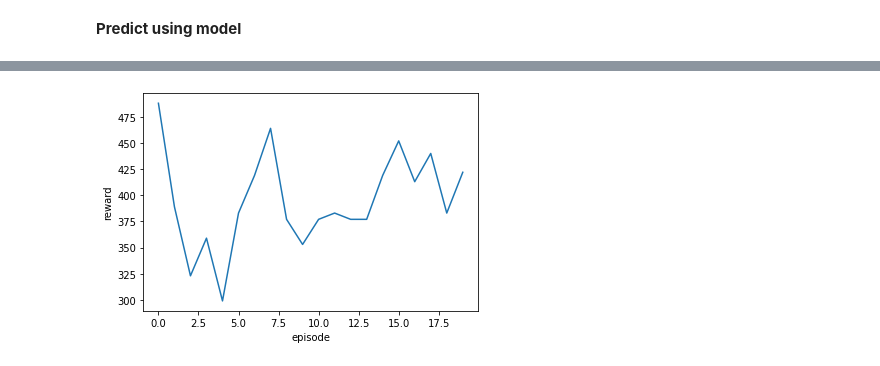
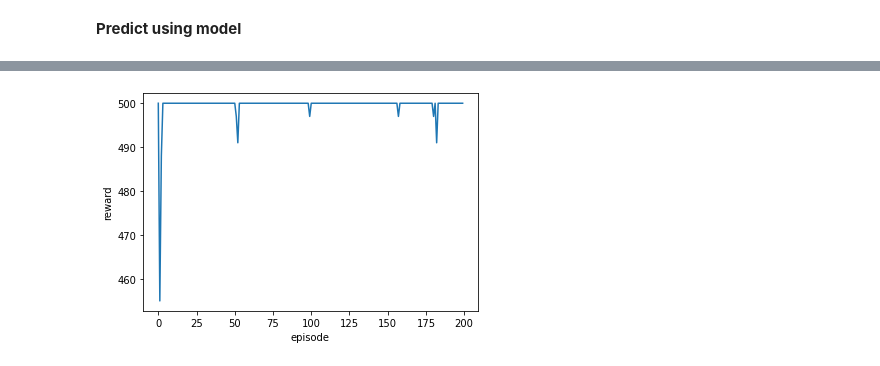
Before and after one commit to aashmauprety/RL_IoT_Malicious_Node_Detect, a Jupyter notebook: Interactive Python/RL_IoT_Malicious(Final).ipynb, the cells around one changed output, grey strips where cells are left out. Drawn from its saved outputs; the diff is of its cells as text; code cells hidden in the pictures.

Commit message:
Trained for more episodes

```diff
--- a/Interactive Python/RL_IoT_Malicious(Final).ipynb
+++ b/Interactive Python/RL_IoT_Malicious(Final).ipynb
@@ -191,11 +210,11 @@ print(np.mean(scores.history['episode_reward']))
 # %% [markdown]
 **Predict using model**
 # %%
-# df = pd.read_json("/content/dqn_RL_IoT-v1_log.json")
-# # csvdata = df.to_csv()
-# # cs = pd.DataFrame(csvdata)
-# episode = df.loc[:,'episode']
-# mean_reward = df.loc[:,'episode_reward']
-# mean_reward
-# episode
-# df
+df = pd.read_json("/content/dqn_RL_IoT-v1_log.json")
+# csvdata = df.to_csv()
+# cs = pd.DataFrame(csvdata)
+episode = df.loc[:,'episode']
+mean_reward = df.loc[:,'episode_reward']
+mean_reward
+episode
+df
@@ -202,8 +235,8 @@ print(np.mean(scores.history['episode_reward']))
 # %%
-# import matplotlib.pyplot as plt
-# plt.plot(episode,mean_reward)
-# plt.xlabel('episode')
-# plt.ylabel('reward')
-# plt.show()
+import matplotlib.pyplot as plt
+plt.plot(episode,mean_reward)
+plt.xlabel('episode')
+plt.ylabel('reward')
+plt.show()
 # %% [output]
-[figure, old version]
+[figure, new version]
```
Also changed, not shown: parts of 2 cells of this notebook.
